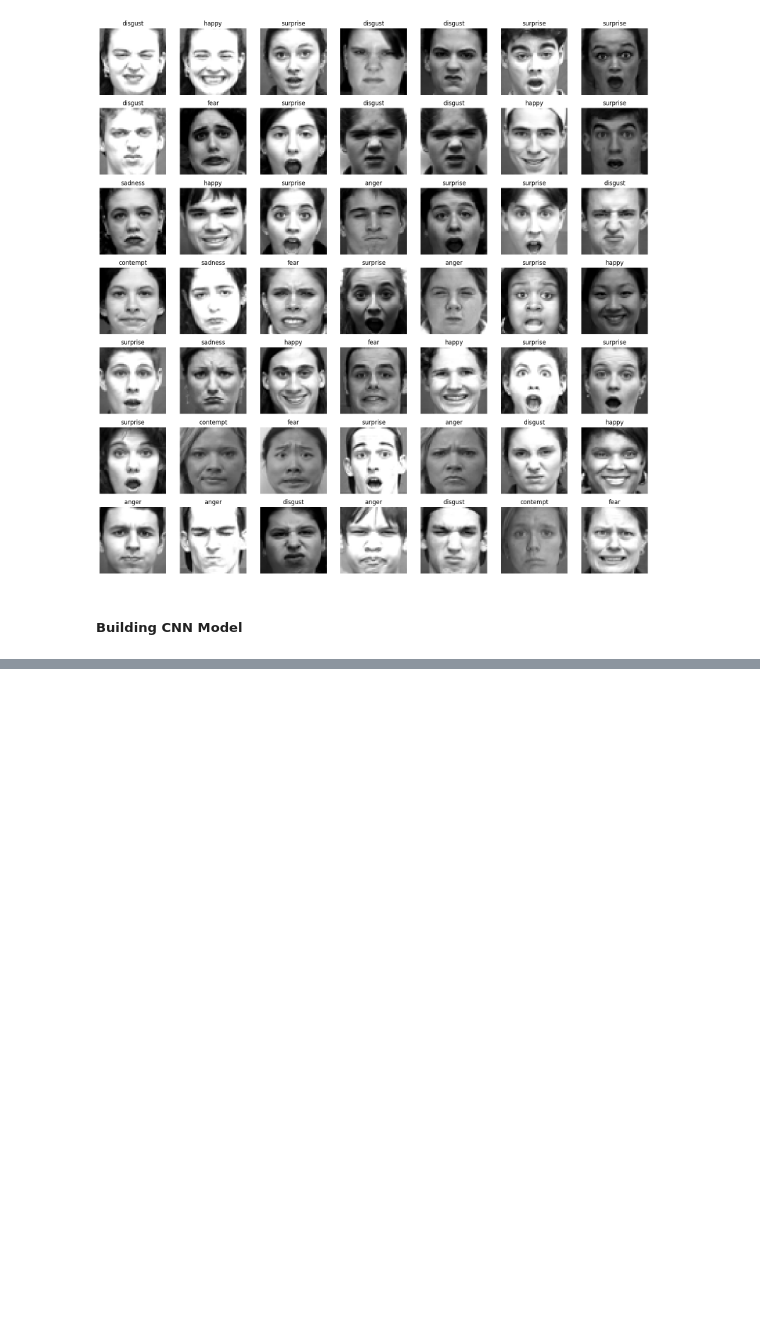
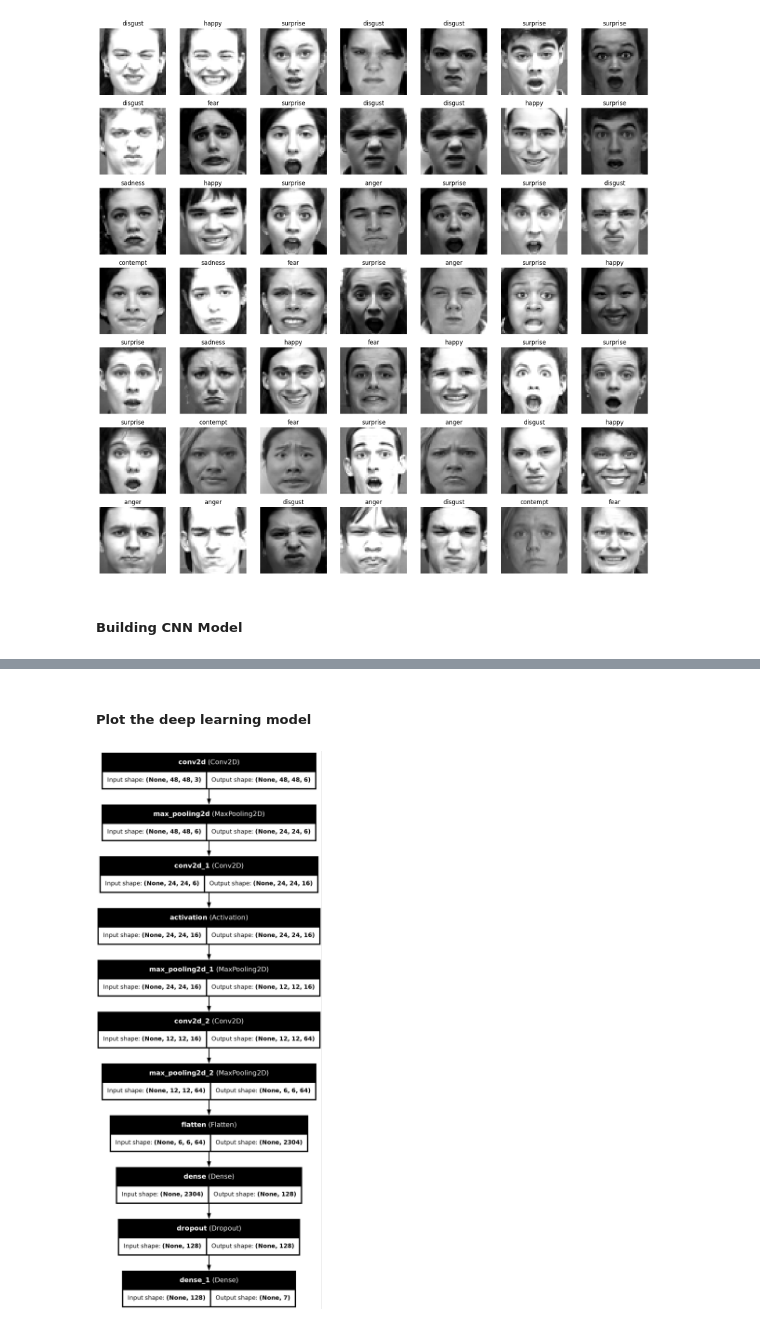
Before and after one commit to Muh-7/AI-Machine-Learning-Projects, a Jupyter notebook: 05_Human_Emotion_Detection_from_images/human_emotion_detection_from_images.ipynb, the cells around one changed output, grey strips where cells are left out. Drawn from its saved outputs; the diff is of its cells as text; code cells hidden in the pictures; blank space fills up the shorter version.

Commit message:
Plotting the model

```diff
--- a/05_Human_Emotion_Detection_from_images/human_emotion_detection_from_images.ipynb
+++ b/05_Human_Emotion_Detection_from_images/human_emotion_detection_from_images.ipynb
@@ -100,0 +102,29 @@ from tensorflow.keras.layers import Conv2D, MaxPooling2D, Flatten, Dense, Dropou
+# %%
+def create_model():
+    input_shape = (48, 48, 3)
+
+    model = Sequential()
+
+    model.add(Conv2D(6, (5, 5), padding='same', input_shape=input_shape, activation='relu'))
+    model.add(MaxPooling2D(pool_size=(2, 2)))
+
+    model.add(Conv2D(16, (5, 5), padding='same', activation='relu'))
+    model.add(Activation('relu'))
+    model.add(MaxPooling2D(pool_size=(2, 2)))
+
+    model.add(Conv2D(64, (3, 3), padding='same', activation='relu'))
+    model.add(MaxPooling2D(pool_size=(2, 2)))
+
+    model.add(Flatten())
+
+    model.add(Dense(128, activation='relu'))
+    model.add(Dropout(0.5))
+    model.add(Dense(7, activation='softmax'))
+
+
+    model.compile(loss='categorical_crossentropy', optimizer='adam', metrics=['accuracy'])
+
+    return model
+# %%
+model = create_model()
+model.summary()
@@ -100,0 +155,2 @@ from tensorflow.keras.layers import Conv2D, MaxPooling2D, Flatten, Dense, Dropou
+# %% [markdown]
+##### **Plot the deep learning model**
@@ -100,0 +159,4 @@ from tensorflow.keras.layers import Conv2D, MaxPooling2D, Flatten, Dense, Dropou
+# %%
+plot_model(model, to_file='my_model.jpg', show_shapes=True, show_layer_names=True)
+# %% [output]
+[figure, added]
```
Also changed, not shown: parts of 3 cells of this notebook, 1 other file.
